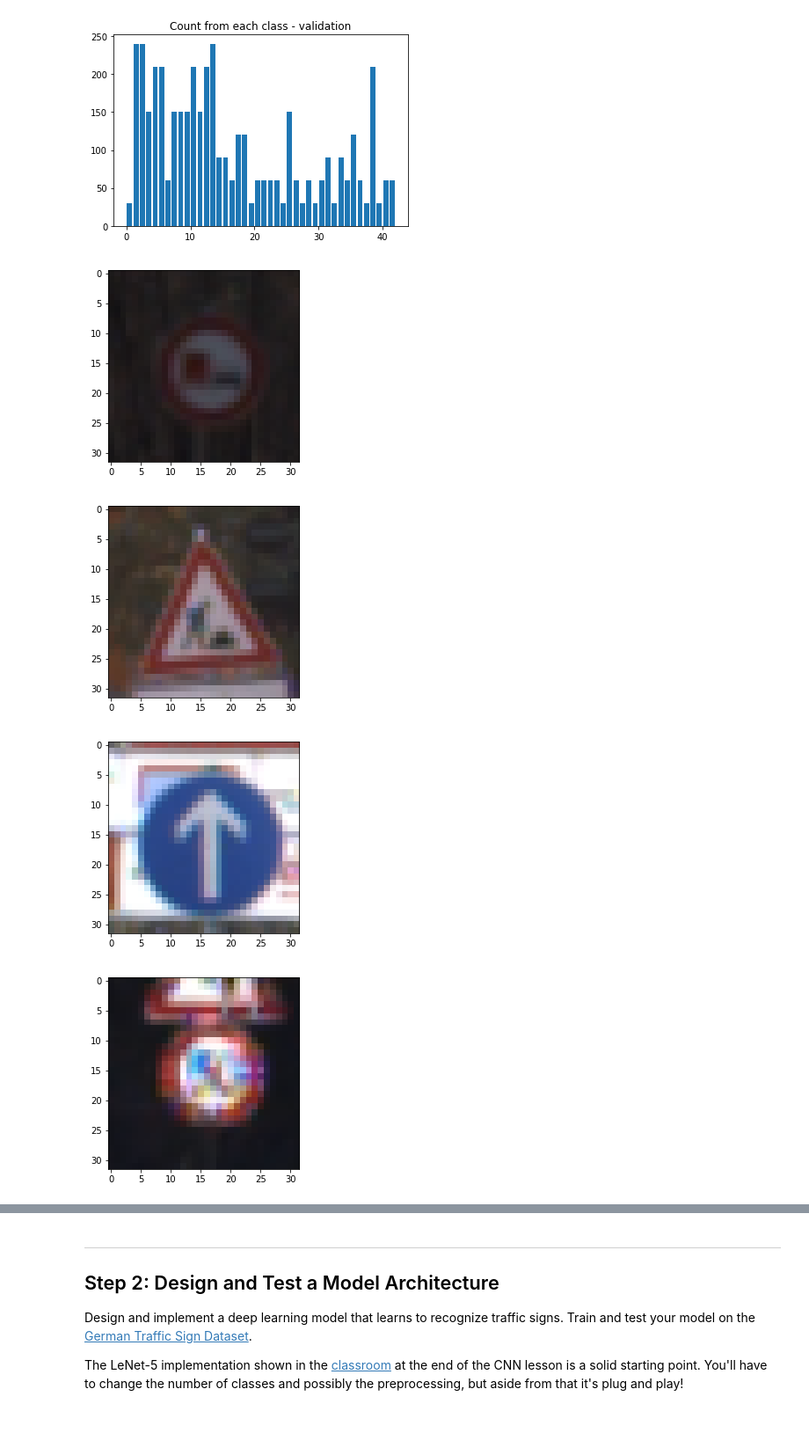
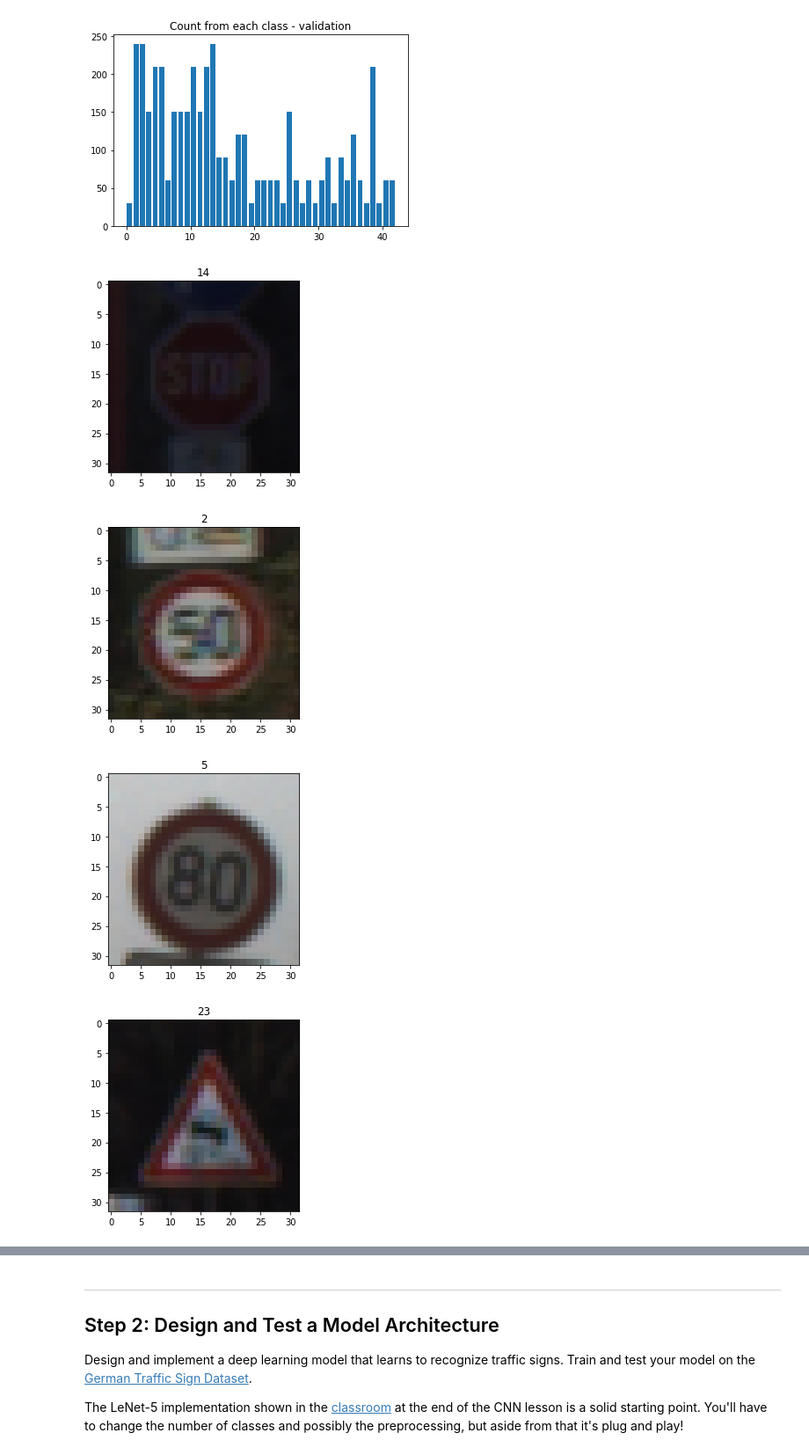
Before and after one commit to moomou/CarND-Traffic-Sign-Classifier-Project, a Jupyter notebook: Traffic_Sign_Classifier.ipynb, the cells around one changed output, grey strips where cells are left out. Shown at 88% size. Drawn from its saved outputs; the diff is of its cells as text; code cells hidden in the pictures; blank space fills up the shorter version.

```diff
--- a/Traffic_Sign_Classifier.ipynb
+++ b/Traffic_Sign_Classifier.ipynb
@@ -139,11 +139,12 @@ plt.title('Count from each class - validation')
 # %%
 # simply plot some images
 for i in range(5):
     idx = random.randint(0, len(X_train))
     plt.figure()
+    plt.title(y_train[idx])
     plt.imshow(X_train[idx])
 # %% [output]
-[figure, old version]
+[figure, new version]
-[figure, old version]
+[figure, new version]
-[figure, old version]
+[figure, new version]
-[figure, old version]
+[figure, new version]
```
Also changed, not shown: parts of 1 cell of this notebook, 5 other files.
